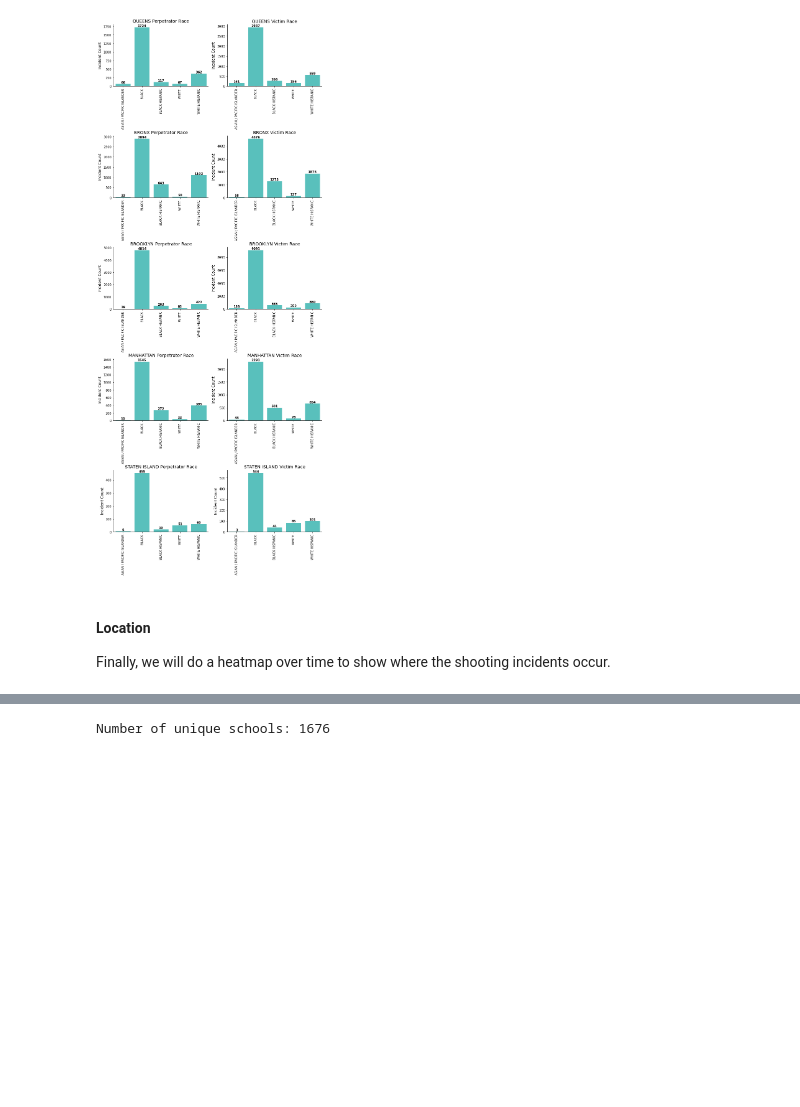
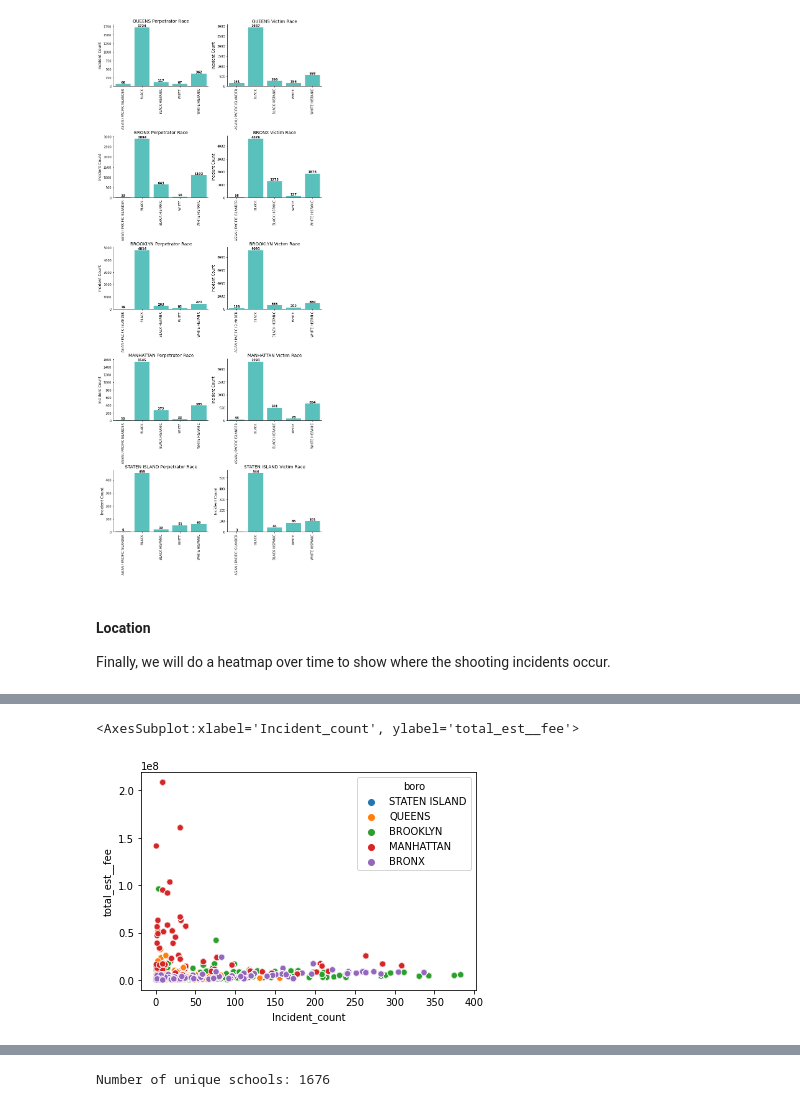
Before and after one commit to pauloog/SocialData, a Jupyter notebook: Final Project/Exploratory Data Analysis.ipynb, the cells around one changed output, grey strips where cells are left out. Cells and saved outputs as stored; diff of their text form; code cells hidden in the pictures; blank space fills up the shorter version.

Commit message:
merge construction

```diff
--- a/Final Project/Exploratory Data Analysis.ipynb
+++ b/Final Project/Exploratory Data Analysis.ipynb
@@ -666,0 +674,52 @@ We will now do some more in-depth analysis of the shooting incidents in NYC. We
+# %%
+# Define step sizes for latitude and longitude
+stepsize_lat = 0.009 # Roughly, 1 kilometer
+stepsize_lon = 0.012 # Roughly, 1 kilometer
+
+# Calculate minimum and maximum values for latitude and longitude across both dataframes
+latmin = min(shootings_df.latitude.min(), construction_df.gis_latitude.min())
+lonmin = min(shootings_df.longitude.min(), construction_df.gis_longitude.min())
+lonmax = max(shootings_df.longitude.max(), construction_df.gis_longitude.max())
+latmax = max(shootings_df.latitude.max(), construction_df.gis_latitude.max())
+
+# Calculate number of rows and columns in the grid based on the step sizes and range of latitude and longitude
+num_rows = int((latmax - latmin) / stepsize_lat) + 1
+num_cols = int((lonmax - lonmin) / stepsize_lon) + 1
+
+# Define a function to get the grid number for a given latitude and longitude
+def get_grid_number(latitude, longitude, stepsize_lat=stepsize_lat, stepsize_lon=stepsize_lon, latmin=latmin, lonmin=lonmin):
+    # Calculate row and column numbers based on the latitude and longitude values
+    row = int((latitude - latmin) / stepsize_lat)
+    col = int((longitude - lonmin) / stepsize_lon)
+    # Calculate the grid number based on the row and column numbers
+    grid_number = row * num_cols + col
+    return grid_number
+
+# Drop rows with missing latitude and longitude values in dfs
+shootings_df.dropna(subset=['latitude', 'longitude'], inplace=True)
+construction_df.dropna(subset=['gis_latitude', 'gis_longitude'], inplace=True)
+
+# Map each row in shootings_df and construction_df to a grid cell number using the get_grid_number function
+shootings_df['grid_number'] = shootings_df.apply(lambda row: get_grid_number(row['latitude'], row['longitude'], stepsize_lat, stepsize_lon, latmin, lonmin), axis=1)
+construction_df['grid_number'] = construction_df.apply(lambda row: get_grid_number(row['gis_latitude'], row['gis_longitude'], stepsize_lat, stepsize_lon, latmin, lonmin), axis=1)
+
+# Remove columns and group by grid_number to get count of incidents in each grid
+shootings_df_ = shootings_df[['incident_key', 'grid_number']]
+shootings_df_ = shootings_df_.groupby('grid_number').count()['incident_key'].reset_index()
+
+# Merge with original dataframe to add 'boro' column back
+shootings_df_ = shootings_df_.merge(shootings_df[['boro', 'grid_number']], on='grid_number', how='left')
+
+# Rename 'incident_key' column to 'Incident_count'
+shootings_df_.rename(columns={'incident_key': 'Incident_count'}, inplace=True)
+
+# Group construction_df by grid_number and get sum of 'total_est__fee'
+construction_df_total = construction_df[['total_est__fee', 'borough', 'grid_number']].groupby('grid_number').sum()
+
+# Merge shootings_df with construction_df_total on 'grid_number'
+shootings_df_ = pd.merge(shootings_df_, construction_df_total, on='grid_number', how='left')
+
+sns.scatterplot(data=shootings_df_, x='Incident_count', y='total_est__fee',hue='boro')
+# %% [output]
+<AxesSubplot:xlabel='Incident_count', ylabel='total_est__fee'>
+[figure, added]
```
Also changed, not shown: parts of 32 cells of this notebook, 1 other file.
